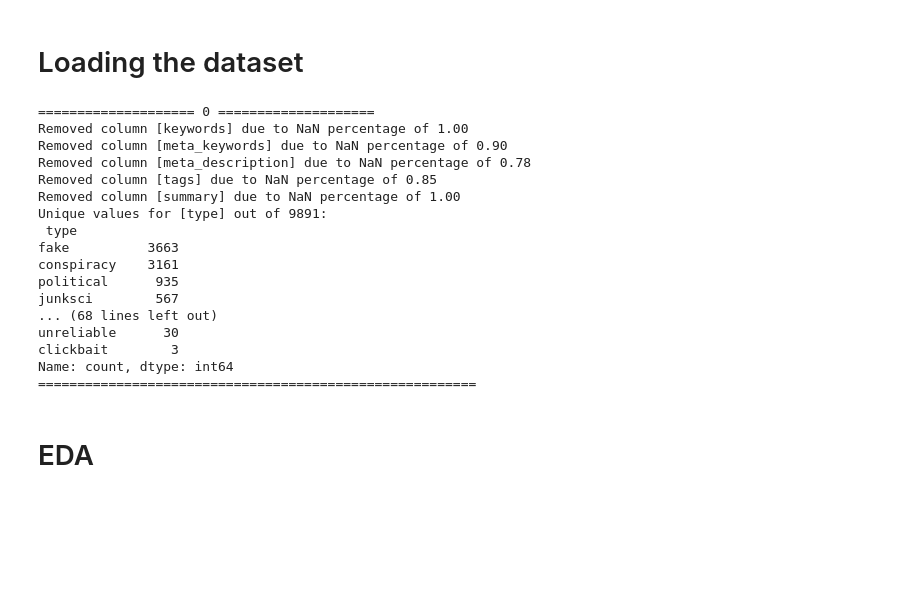
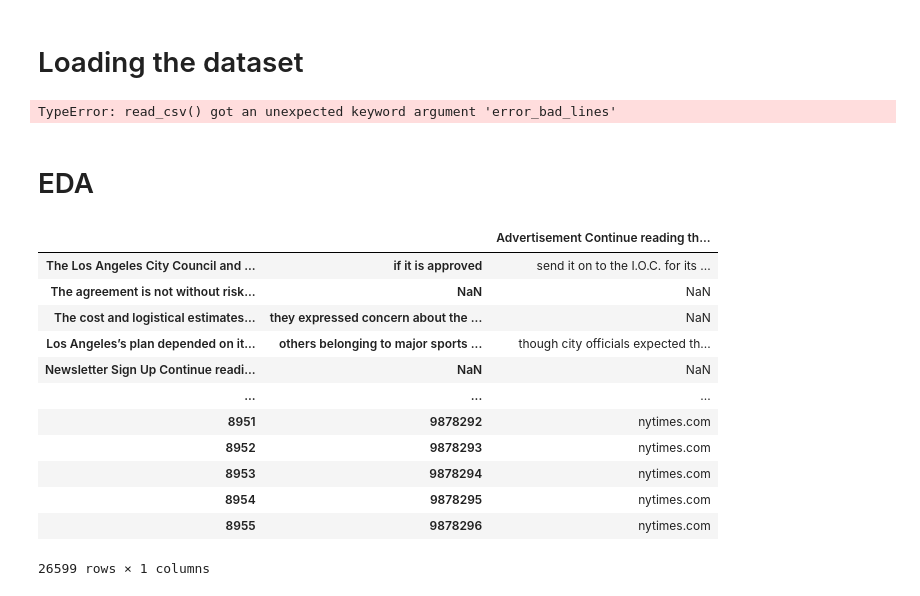
Before and after one commit to lvvittor/nlp, a Jupyter notebook: notebooks/EDA.ipynb, the cells around one changed output. Saved outputs shown, nothing was run; the diff lists cells and outputs as text; code cells hidden in the pictures; blank space fills up the shorter version.

```diff
--- a/notebooks/EDA.ipynb
+++ b/notebooks/EDA.ipynb
@@ -74,45 +92,32 @@ def df_value_counts(df, columns: list = ['type']):
 # %% [markdown]
 # Loading the dataset
 # %%
-reader = pd.read_csv(
-    '../data/news/news_sample.csv',
+df = pd.read_csv(
+    '../data/news/news_short.csv',
     encoding='utf-8',
-    chunksize=10000,
-    on_bad_lines='warn',
+    on_bad_lines='skip',
     lineterminator='\n',
+    # quoting=csv.QUOTE_NONE,
     usecols=lambda column: column not in ['Unnamed: 0', 'source', 'scraped_at', 'inserted_at', 'updated_at', 'url']
 )
+# %% [output]
+TypeError: read_csv() got an unexpected keyword argument 'error_bad_lines'
-# %%
-
-
-for chunk_number, chunk in enumerate(reader):
-    print('')
-    print(f'==================== {chunk_number} ====================')
-    df = chunk
-    df = preprocess(df)
-    print('========================================================')
-    print('')
-
-    # Preprocess only the first N chunks
-    if chunk_number == 3: break
-# %% [output]
-==================== 0 ====================
-Removed column [keywords] due to NaN percentage of 1.00
-Removed column [meta_keywords] due to NaN percentage of 0.90
-Removed column [meta_description] due to NaN percentage of 0.78
-Removed column [tags] due to NaN percentage of 0.85
-Removed column [summary] due to NaN percentage of 1.00
-Unique values for [type] out of 9891:
- type
-fake          3663
-conspiracy    3161
-political      935
-junksci        567
-... (68 lines left out)
-unreliable      30
-clickbait        3
-Name: count, dtype: int64
-========================================================
 # %% [markdown]
 # EDA
+# %%
+df
+# %% [output]
+|  |  | Advertisement Continue reading th... |
+| The Los Angeles City Council and ... | if it is approved | send it on to the I.O.C. for its ... |
+| The agreement is not without risk... | NaN | NaN |
+| The cost and logistical estimates... | they expressed concern about the ... | NaN |
+| Los Angeles’s plan depended on it... | others belonging to major sports ... | though city officials expected th... |
+| Newsletter Sign Up Continue readi... | NaN | NaN |
+| ... | ... | ... |
+| 8951 | 9878292 | nytimes.com |
+| 8952 | 9878293 | nytimes.com |
+| 8953 | 9878294 | nytimes.com |
+| 8954 | 9878295 | nytimes.com |
+| 8955 | 9878296 | nytimes.com |
+26599 rows × 1 columns
 # %%
```
Also changed, not shown: parts of 15 cells of this notebook, 5 other files.
